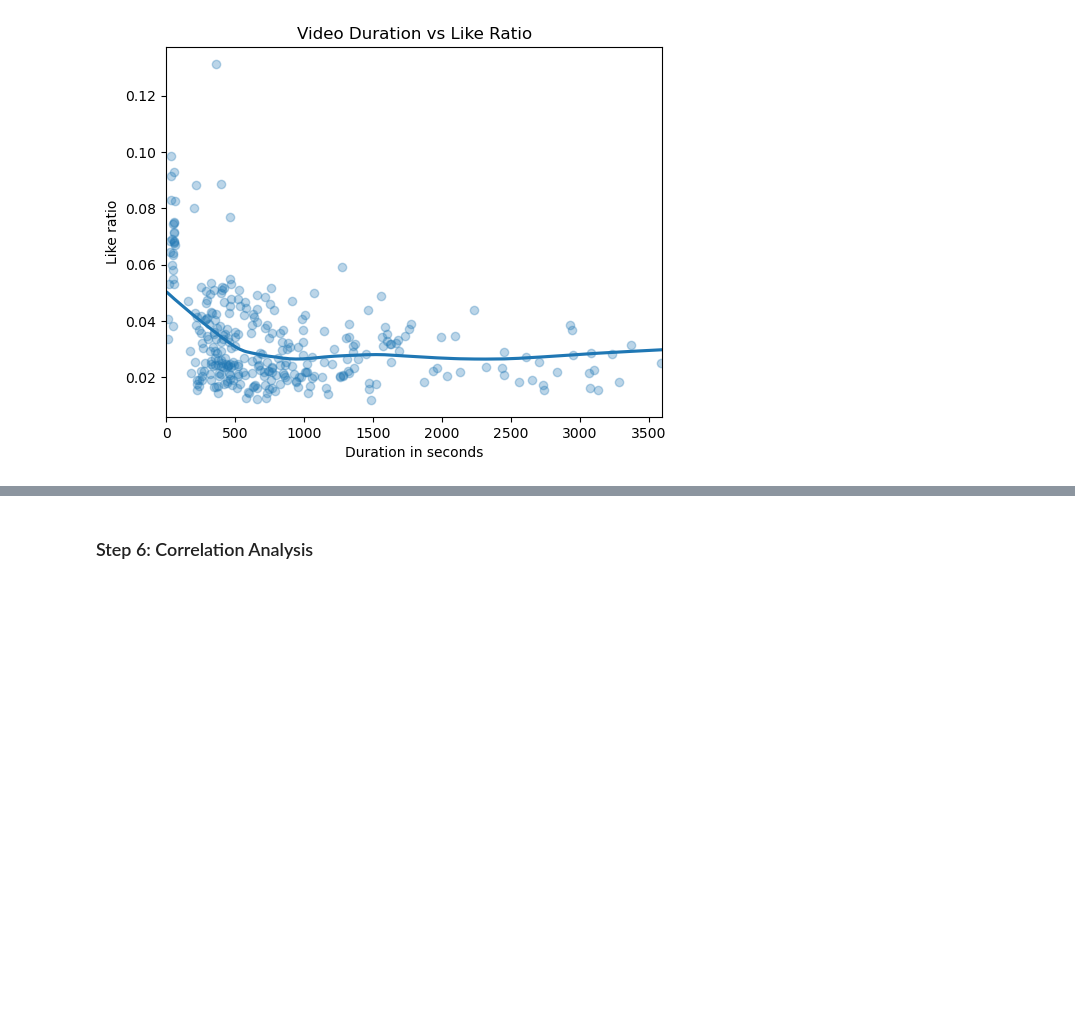
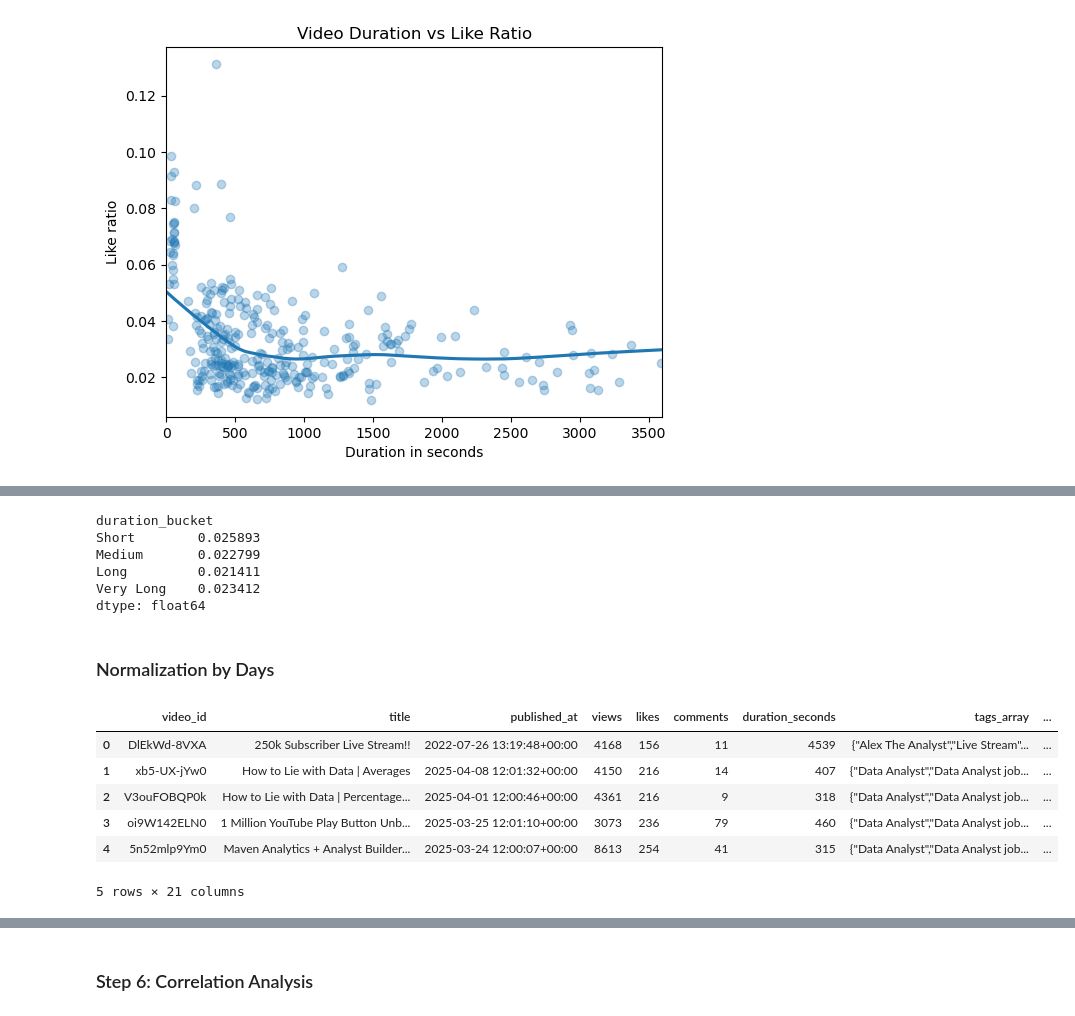
Before and after one commit to LiLuo086/alex-the-analyst-youtube-analysis, a Jupyter notebook: eda.ipynb, the cells around one changed output, grey strips where cells are left out. Saved outputs shown, nothing was run; the diff lists cells and outputs as text; code cells hidden in the pictures; blank space fills up the shorter version.

```diff
--- a/eda.ipynb
+++ b/eda.ipynb
@@ -200,0 +248,39 @@ df.groupby('published_weekday').agg({
+# %%
+df.groupby('duration_bucket').apply(
+    lambda gp: gp['likes'].sum() / gp['views'].sum()
+)
+# %% [output]
+duration_bucket
+Short        0.025893
+Medium       0.022799
+Long         0.021411
+Very Long    0.023412
+dtype: float64
+# %% [markdown]
+### Normalization by Days
+# %%
+# Convert all date time to UTC time zone
+df['published_at'] = pd.to_datetime(df['published_at'], utc=True)
+today = pd.Timestamp.now(tz='UTC')
+
+# Normalize metrics
+df['days_since_publish'] = (today - df['published_at']).dt.days.clip(lower=1) # type: ignore # ensure the minimal day is 1
+df['views_per_day'] = df['views']/df['days_since_publish']
+df['likes_per_day'] = df['views']/df['days_since_publish']
+
+
+# Label buckets (example: duration)
+df['duration_bucket'] = pd.cut(df['duration_seconds'],
+    bins=[0, 600, 1800, 3600, 100000],
+    labels=['Short', 'Medium', 'Long', 'Very Long']
+)
+
+df.head()
+# %% [output]
+|  | video_id | title | published_at | views | likes | comments | duration_seconds | tags_array | ... |
+| 0 | DlEkWd-8VXA | 250k Subscriber Live Stream!! | 2022-07-26 13:19:48+00:00 | 4168 | 156 | 11 | 4539 | {"Alex The Analyst","Live Stream"... | ... |
+| 1 | xb5-UX-jYw0 | How to Lie with Data | Averages | 2025-04-08 12:01:32+00:00 | 4150 | 216 | 14 | 407 | {"Data Analyst","Data Analyst job... | ... |
+| 2 | V3ouFOBQP0k | How to Lie with Data | Percentage... | 2025-04-01 12:00:46+00:00 | 4361 | 216 | 9 | 318 | {"Data Analyst","Data Analyst job... | ... |
+| 3 | oi9W142ELN0 | 1 Million YouTube Play Button Unb... | 2025-03-25 12:01:10+00:00 | 3073 | 236 | 79 | 460 | {"Data Analyst","Data Analyst job... | ... |
+| 4 | 5n52mlp9Ym0 | Maven Analytics + Analyst Builder... | 2025-03-24 12:00:07+00:00 | 8613 | 254 | 41 | 315 | {"Data Analyst","Data Analyst job... | ... |
+5 rows × 21 columns
```
Also changed, not shown: parts of 13 cells of this notebook.
